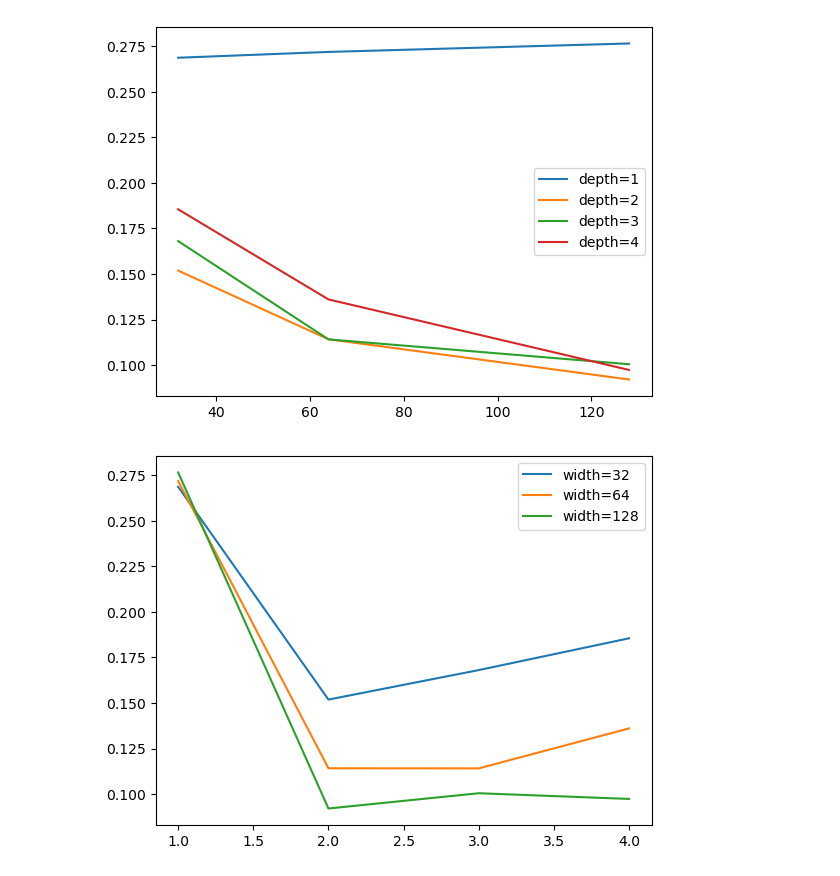
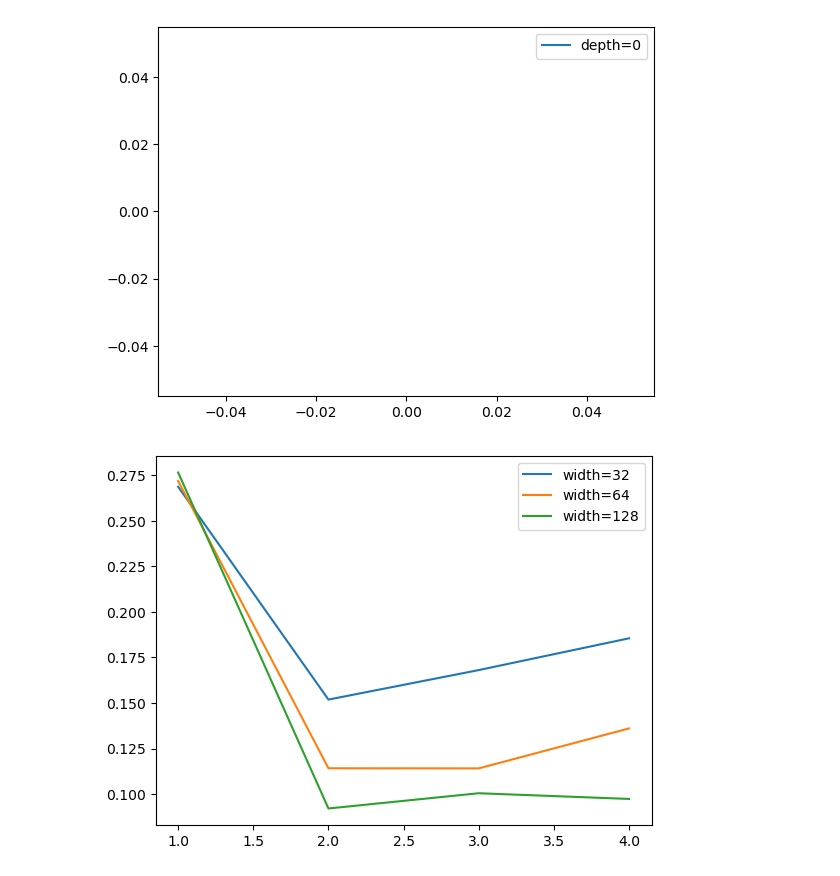
Before and after one commit to ashah01/Scaling-laws-framework, a Jupyter notebook: visualize.ipynb, the cells around one changed output. Drawn from its saved outputs; the diff is of its cells as text; code cells hidden in the pictures.

```diff
--- a/visualize.ipynb
+++ b/visualize.ipynb
@@ -18,12 +31,12 @@ for i in range(len(run)):
 # %%
 # See how loss changes with width for each depth
-for i in range(1, 5):
+for i in range(1):
     same_depth = list(filter(lambda x: x[1] == i, run))
     plt.plot([row[0] for row in same_depth], [row[-1] for row in same_depth], label=f"depth={i}")
 plt.legend()
 plt.show()
 # %% [output]
-[figure, old version]
+[figure, new version]
 # %%
 # See how loss changes with depth for each width
 for i in [32, 64, 128]:
```
Also changed, not shown: parts of 7 cells of this notebook, 4 other files.
